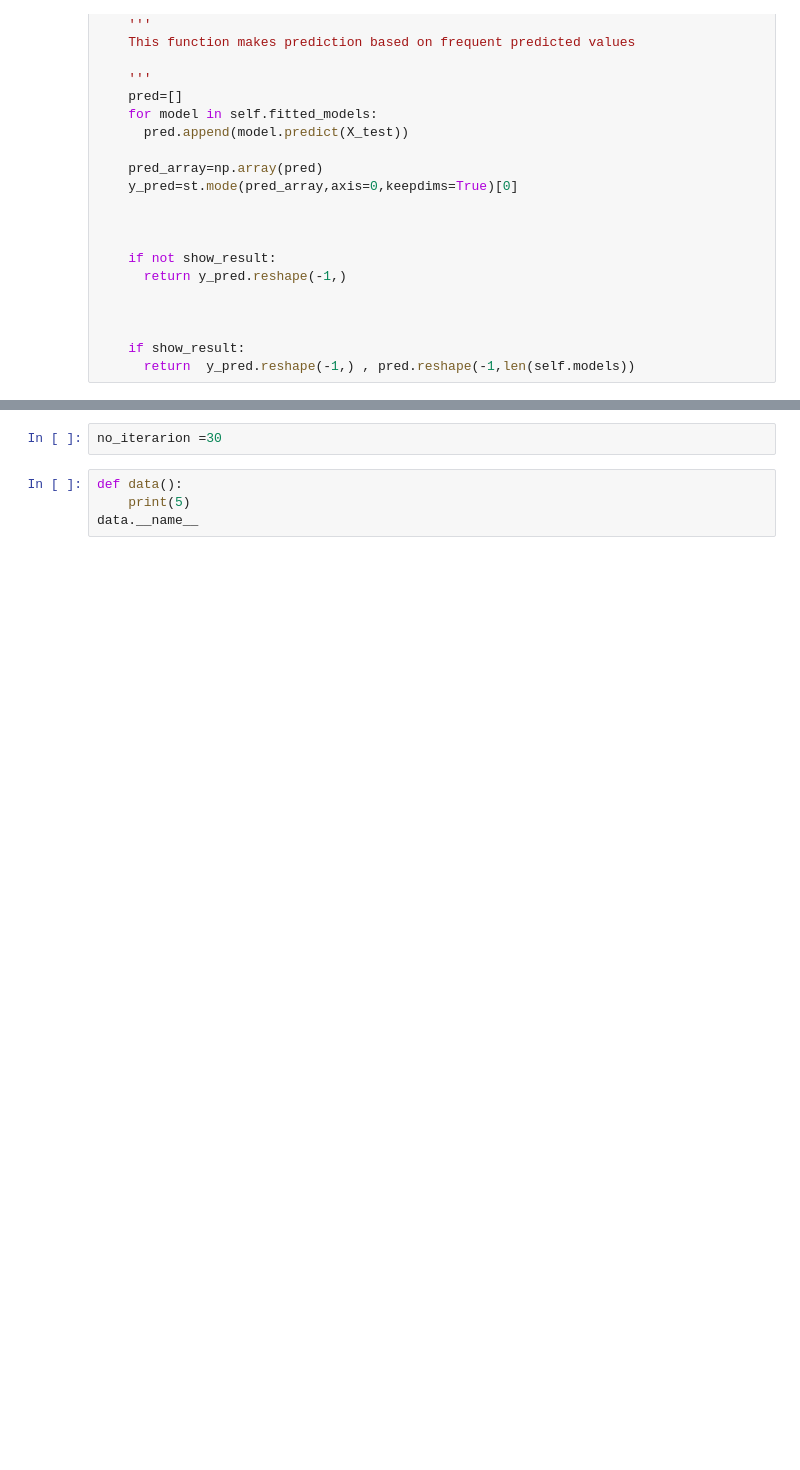
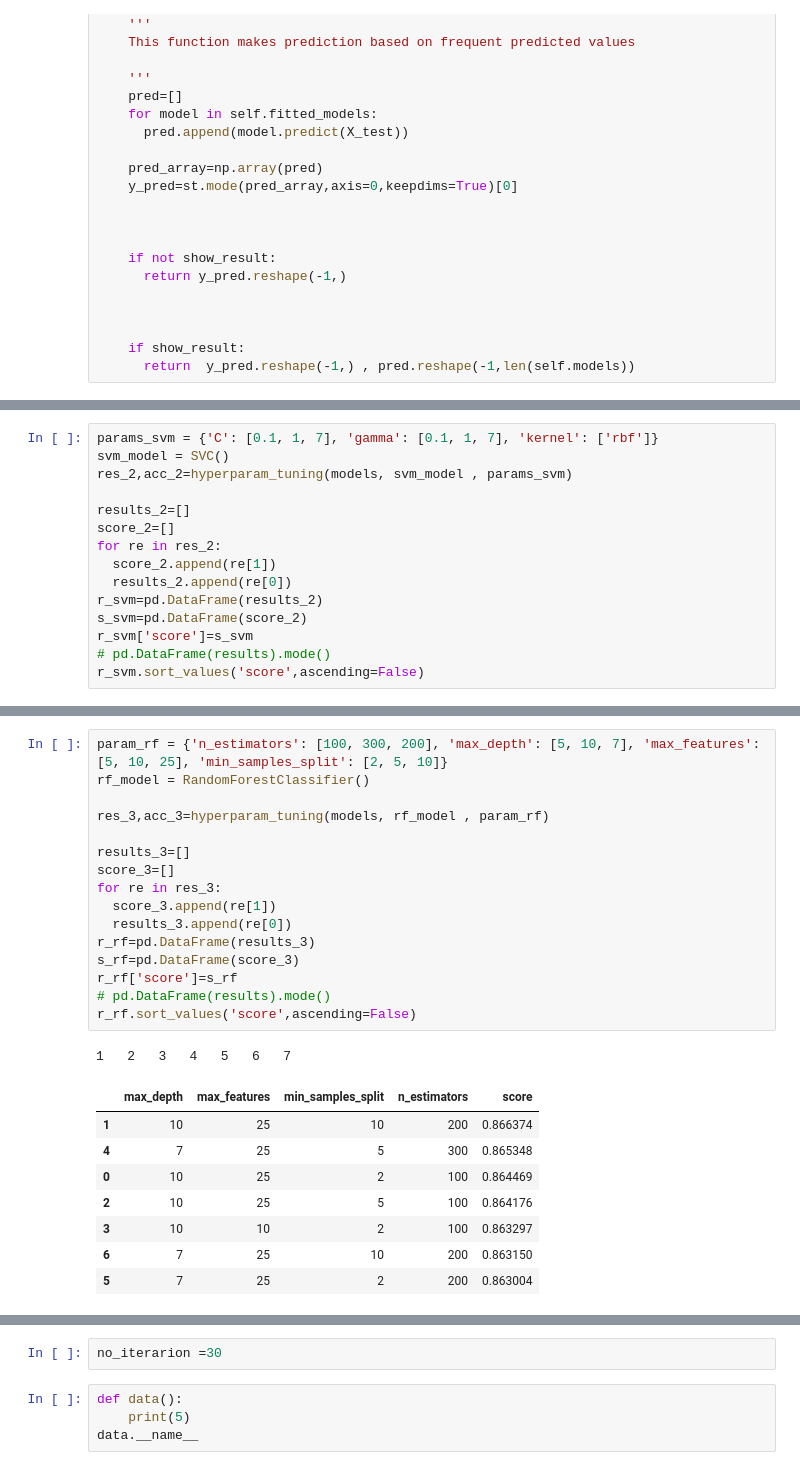
Before and after one commit to amyazdan/Adhd-detection-ML-algorithms, a Jupyter notebook: adhd.ipynb, the cells around one changed output, grey strips where cells are left out. Saved outputs shown, nothing was run; the diff lists cells and outputs as text; blank space fills up the shorter version.

```diff
--- a/adhd.ipynb
+++ b/adhd.ipynb
@@ -299,0 +543,15 @@ class Model():
+# %%
+params_svm = {'C': [0.1, 1, 7], 'gamma': [0.1, 1, 7], 'kernel': ['rbf']}
+svm_model = SVC()
+res_2,acc_2=hyperparam_tuning(models, svm_model , params_svm)
+
+results_2=[]
+score_2=[]
+for re in res_2:
+  score_2.append(re[1])
+  results_2.append(re[0])
+r_svm=pd.DataFrame(results_2)
+s_svm=pd.DataFrame(score_2)
+r_svm['score']=s_svm
+# pd.DataFrame(results).mode()
+r_svm.sort_values('score',ascending=False)
@@ -299,0 +568,26 @@ class Model():
+# %%
+param_rf = {'n_estimators': [100, 300, 200], 'max_depth': [5, 10, 7], 'max_features': [5, 10, 25], 'min_samples_split': [2, 5, 10]}
+rf_model = RandomForestClassifier()
+
+res_3,acc_3=hyperparam_tuning(models, rf_model , param_rf)
+
+results_3=[]
+score_3=[]
+for re in res_3:
+  score_3.append(re[1])
+  results_3.append(re[0])
+r_rf=pd.DataFrame(results_3)
+s_rf=pd.DataFrame(score_3)
+r_rf['score']=s_rf
+# pd.DataFrame(results).mode()
+r_rf.sort_values('score',ascending=False)
+# %% [output]
+1   2   3   4   5   6   7
+|  | max_depth | max_features | min_samples_split | n_estimators | score |
+| 1 | 10 | 25 | 10 | 200 | 0.866374 |
+| 4 | 7 | 25 | 5 | 300 | 0.865348 |
+| 0 | 10 | 25 | 2 | 100 | 0.864469 |
+| 2 | 10 | 25 | 5 | 100 | 0.864176 |
+| 3 | 10 | 10 | 2 | 100 | 0.863297 |
+| 6 | 7 | 25 | 10 | 200 | 0.863150 |
+| 5 | 7 | 25 | 2 | 200 | 0.863004 |
```
Also changed, not shown: parts of 38 cells of this notebook, 13 other files.
